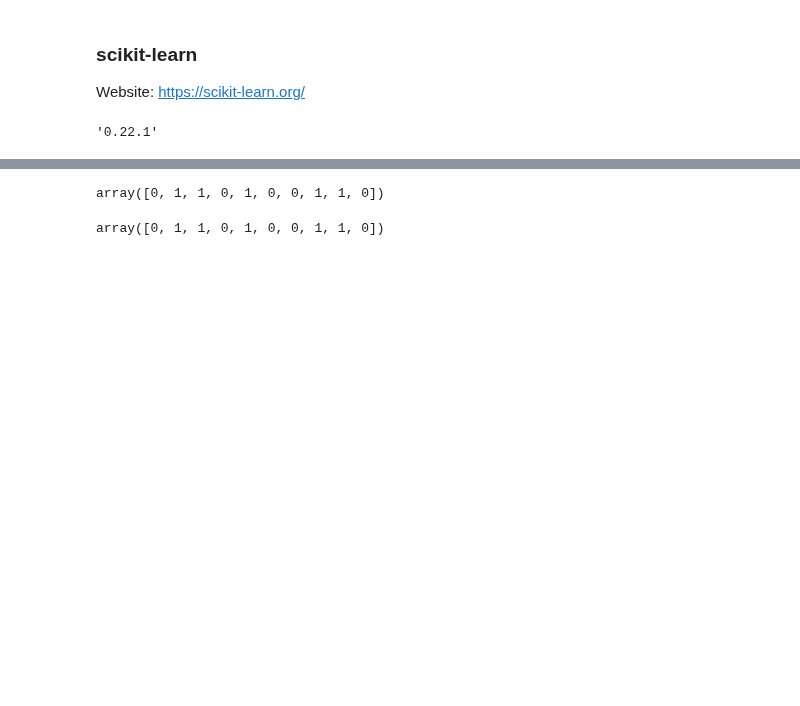
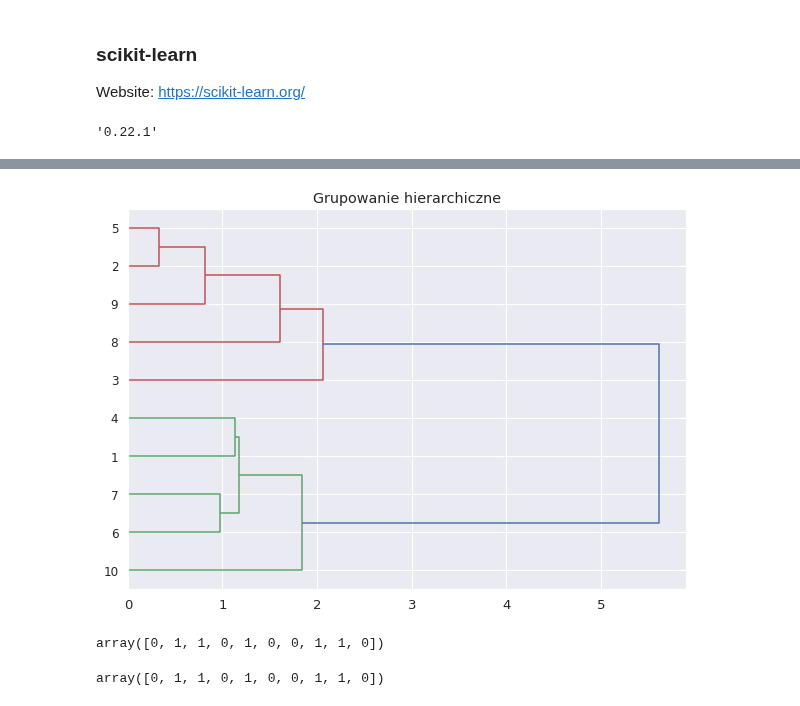
Before and after one commit to krakowiakpawel9/ml_course, a Jupyter notebook: cont/20_hierarchical.ipynb, the cells around one changed output, grey strips where cells are left out. Cells and saved outputs as stored; diff of their text form; code cells hidden in the pictures; blank space fills up the shorter version.

```diff
--- a/cont/20_hierarchical.ipynb
+++ b/cont/20_hierarchical.ipynb
@@ -45,3 +47,10 @@ plt.show()
+# %%
+plt.figure(figsize=(10, 7))
+dendrogram(linked, orientation='right', labels=range(1, 11), distance_sort='descending', show_leaf_counts=True)
+plt.title('Grupowanie hierarchiczne')
+plt.show()
+# %% [output]
+[figure, added]
 # %%
 from sklearn.cluster import AgglomerativeClustering
 
```
Also changed, not shown: parts of 3 cells of this notebook.
